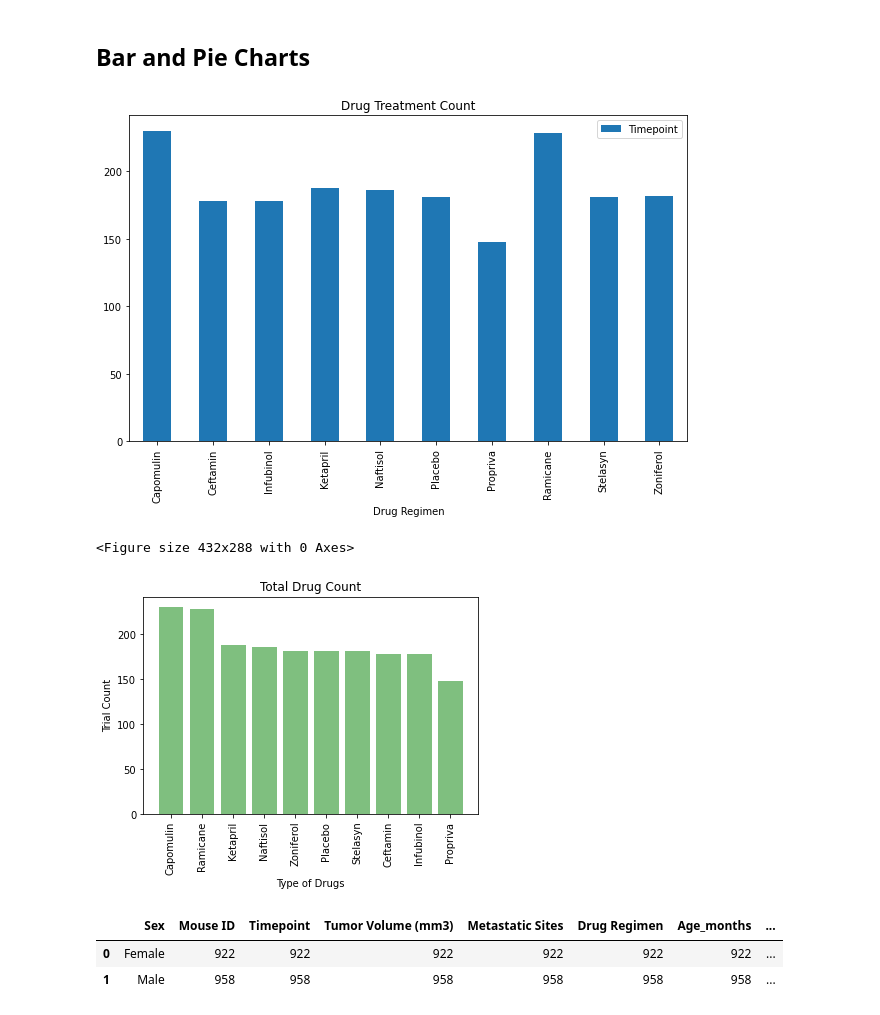
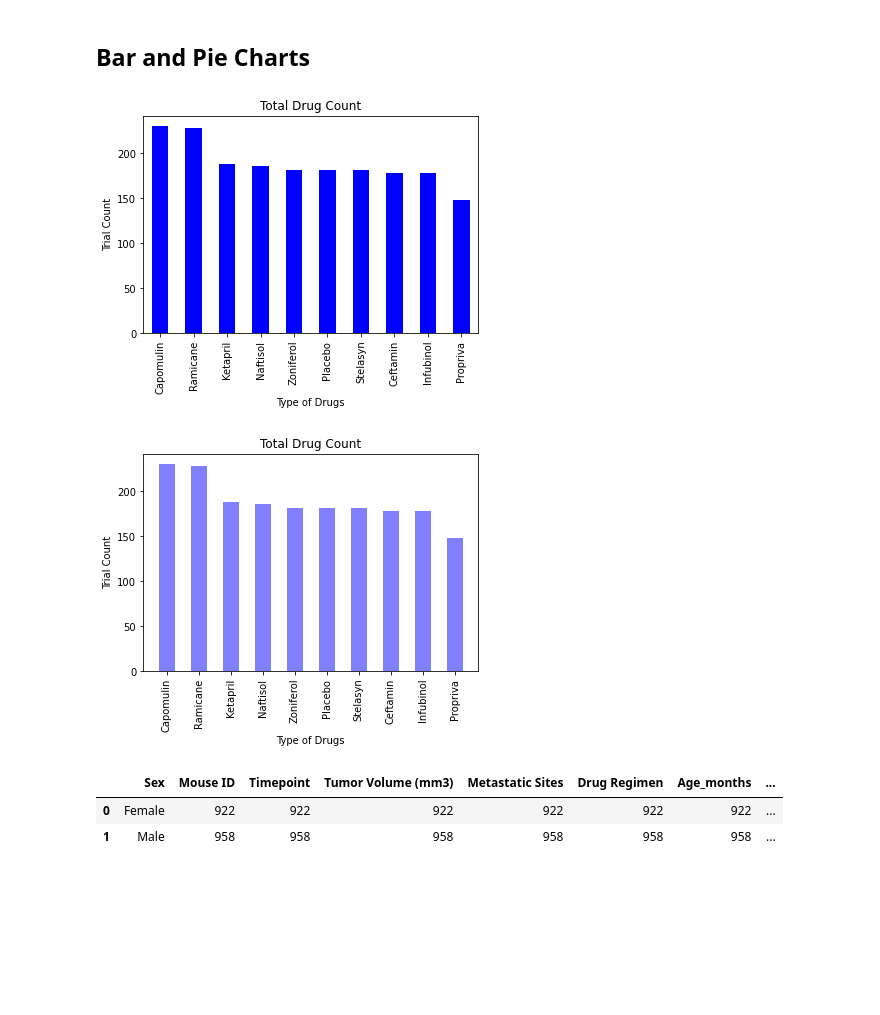
Before and after one commit to LiteshSamji/Matplotlib-Pymaceuticals, a Jupyter notebook: pymaceuticals_starter.ipynb, the cells around one changed output. Cells and saved outputs as stored; diff of their text form; code cells hidden in the pictures; blank space fills up the shorter version.

Commit message:
update to Bar and Pie charts

```diff
--- a/pymaceuticals_starter.ipynb
+++ b/pymaceuticals_starter.ipynb
@@ -111,20 +111,21 @@ summary_df
 ## Bar and Pie Charts
 # %%
 # Generate a bar plot showing the total number of timepoints for all mice tested for each drug regimen using Pandas.
-tp_drug_df = pd.DataFrame(clean_df.groupby("Drug Regimen").count()).reset_index()
+drug_counts=clean_df["Drug Regimen"].value_counts()
+y_axis=drug_counts.values
+x_axis=drug_counts.index
 
-tp_drug_df = tp_drug_df[["Drug Regimen", "Timepoint"]]
-tp_drug_df = tp_drug_df.set_index("Drug Regimen")
+#Need to be DataFrame.plot
+drug_counts.plot(kind="bar", facecolor='blue',)
 
-# Create bar chart
-tp_drug_df.plot(kind="bar", figsize=(10,6))
-#
-plt.title("Drug Treatment Count")
+#Formatting
+plt.ylabel("Trial Count")
+plt.xlabel("Type of Drugs")
+plt.title("Total Drug Count")
+plt.xticks(rotation=90)
 plt.show()
-plt.tight_layout()
 # %% [output]
-[figure, old version]
+[figure, new version]
-<Figure size 432x288 with 0 Axes>
 # %%
 # Generate a bar plot showing the total number of timepoints for all mice tested for each drug regimen using pyplot.
 drug_counts= clean_df["Drug Regimen"].value_counts()
@@ -134,8 +135,8 @@ y_axis=drug_counts.values
 x_axis=np.arange(0,len(y_axis),1)
 x_drugs=drug_counts.index
 
-#Needs to be matplotlib
-plt.bar(x_drugs, y_axis, color='g', alpha=0.5, align= "center", width= .8)
+#Plot the data
+plt.bar(x_drugs, y_axis, color='blue', alpha=0.5, align= "center", width= .5)
 
 #Formatting
 plt.ylabel("Trial Count")
@@ -143,9 +144,10 @@ plt.xlabel("Type of Drugs")
 plt.title("Total Drug Count")
 plt.xticks(rotation=90)
 
+#Display Bar Plot
 plt.show()
 # %% [output]
-[figure, old version]
+[figure, new version]
 # %%
 # Generate a pie plot showing the distribution of female versus male mice using Pandas
 gender_df = pd.DataFrame(clean_df.groupby(["Sex"]).count()).reset_index()
```
Also changed, not shown: parts of 2 cells of this notebook.
